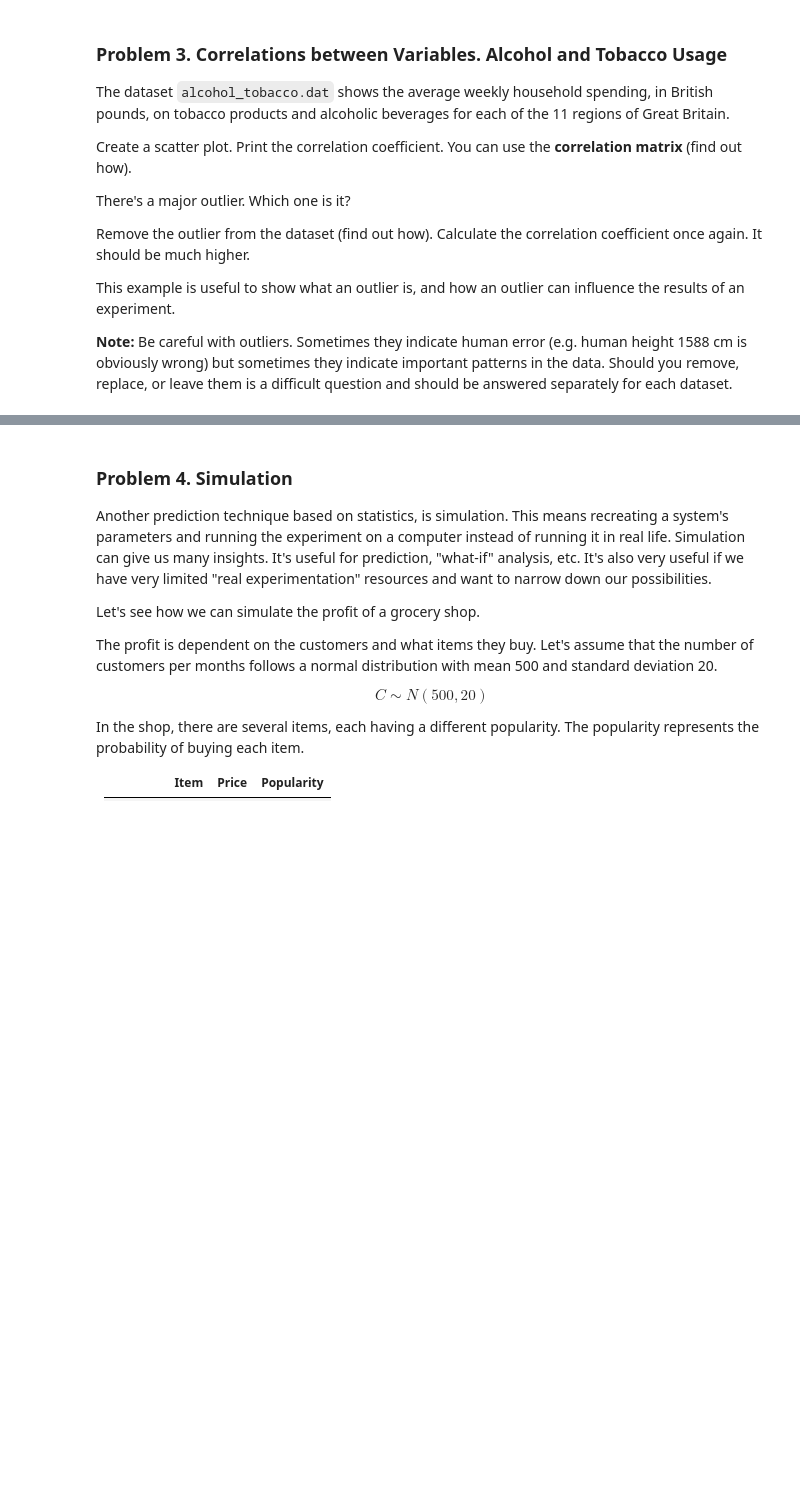
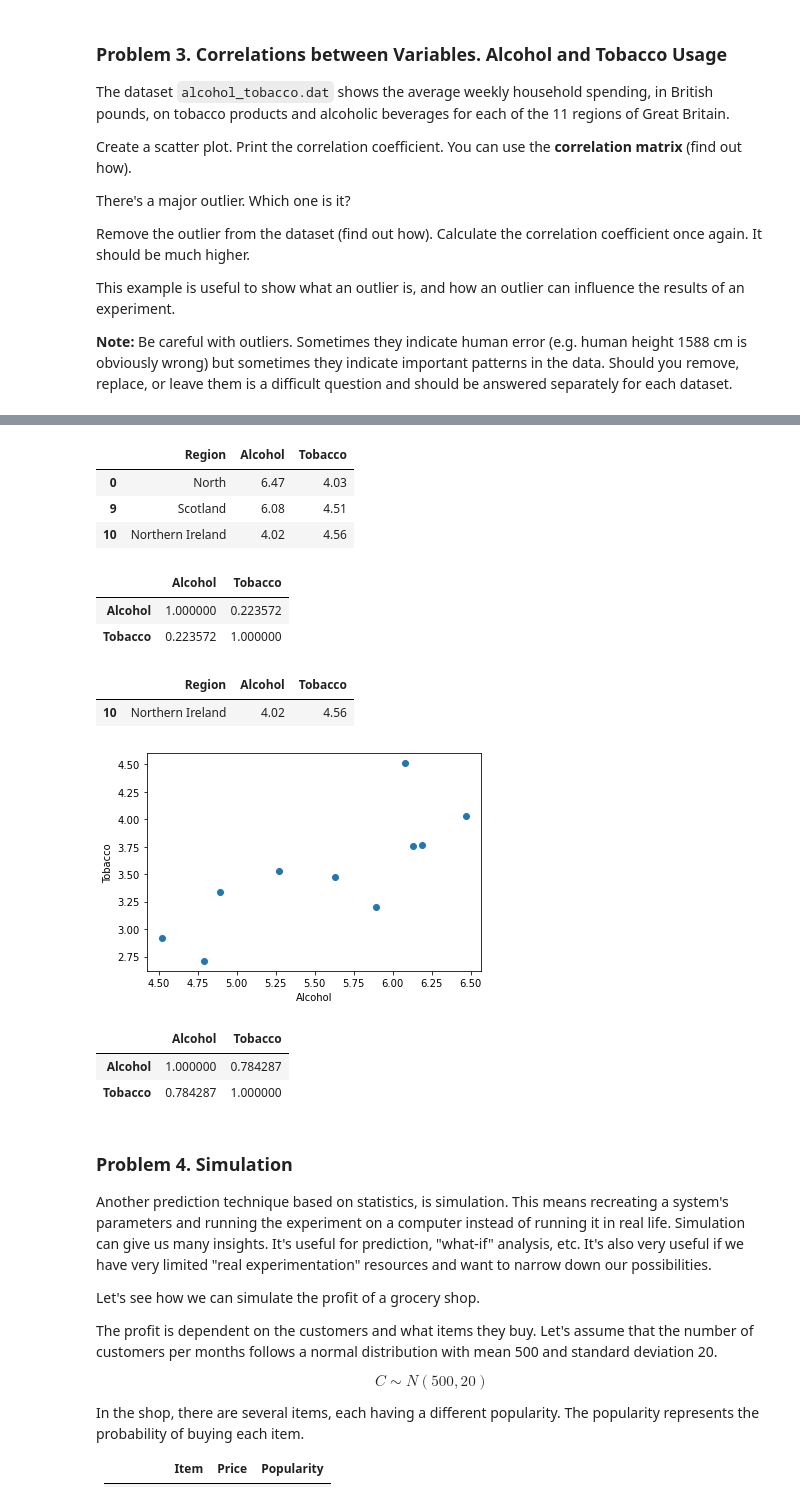
Before and after one commit to aleksoft1/math-concepts-for-developers-march-2022, a Jupyter notebook: 12. Statistics-Exercise/Statistics Exercise.ipynb, the cells around one changed output, grey strips where cells are left out. Cells and saved outputs as stored; diff of their text form; code cells hidden in the pictures; blank space fills up the shorter version.

```diff
--- a/12. Statistics-Exercise/Statistics Exercise.ipynb
+++ b/12. Statistics-Exercise/Statistics Exercise.ipynb
@@ -192,3 +239,35 @@ This example is useful to show what an outlier is, and how an outlier can influe
+# %%
+alcohol_tobacco[alcohol_tobacco["Tobacco"] > 4]
+# %% [output]
+|  | Region | Alcohol | Tobacco |
+| 0 | North | 6.47 | 4.03 |
+| 9 | Scotland | 6.08 | 4.51 |
+| 10 | Northern Ireland | 4.02 | 4.56 |
+# %%
+alcohol_tobacco.corr()
+# %% [output]
+|  | Alcohol | Tobacco |
+| Alcohol | 1.000000 | 0.223572 |
+| Tobacco | 0.223572 | 1.000000 |
+# %%
+alcohol_tobacco[(alcohol_tobacco["Alcohol"] < 4.2) & (alcohol_tobacco["Tobacco"] > 4)]
+# %% [output]
+|  | Region | Alcohol | Tobacco |
+| 10 | Northern Ireland | 4.02 | 4.56 |
+# %%
+alcohol_tobacco_no_NI = alcohol_tobacco.drop(10)
+plt.scatter(alcohol_tobacco_no_NI["Alcohol"], alcohol_tobacco_no_NI["Tobacco"])
+plt.xlabel("Alcohol")
+plt.ylabel("Tobacco")
+plt.show()
+# %% [output]
+[figure, added]
+# %%
+alcohol_tobacco_no_NI.corr()
+# %% [output]
+|  | Alcohol | Tobacco |
+| Alcohol | 1.000000 | 0.784287 |
+| Tobacco | 0.784287 | 1.000000 |
 # %% [markdown]
 ### Problem 4. Simulation
 Another prediction technique based on statistics, is simulation. This means recreating a system's parameters and running the experiment on a computer instead of running it in real life. Simulation can give us many insights. It's useful for prediction, "what-if" analysis, etc. It's also very useful if we have very limited "real experimentation" resources and want to narrow down our possibilities.
```
Also changed, not shown: parts of 5 cells of this notebook.
